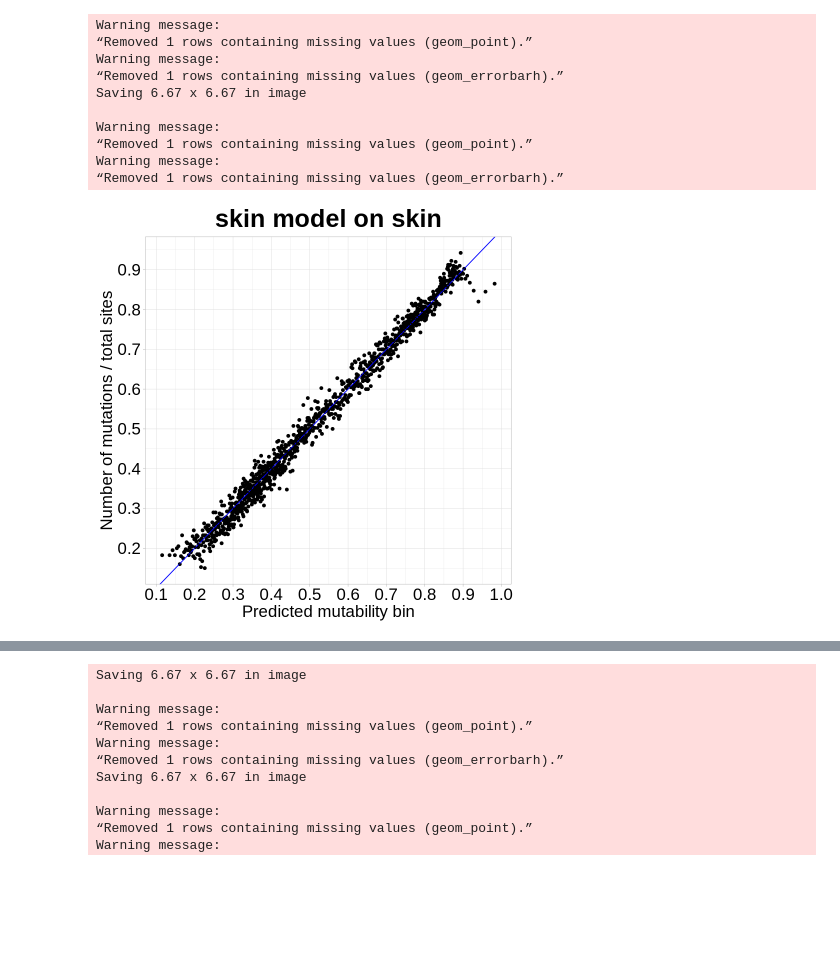
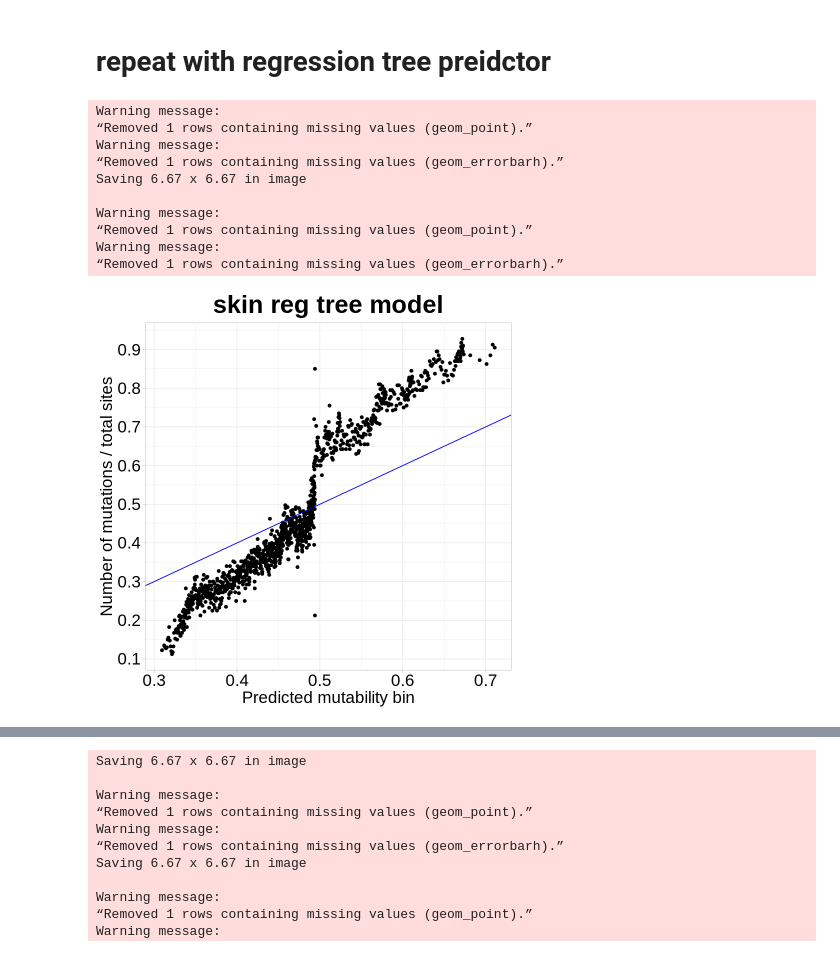
Before and after one commit to MadeleineOman/mutability, a Jupyter notebook: analysis/modules/plotting_scatter/plotting_scatter.ipynb, the cells around one changed output, grey strips where cells are left out. Drawn from its saved outputs; the diff is of its cells as text; code cells hidden in the pictures; blank space fills up the shorter version.

```diff
--- a/analysis/modules/plotting_scatter/plotting_scatter.ipynb
+++ b/analysis/modules/plotting_scatter/plotting_scatter.ipynb
@@ -1,3 +162,5 @@
+# %% [markdown]
+# **repeat with regression tree preidctor**
 # %%
 # args = commandArgs(trailingOnly=TRUE)
 # model_name = args[1]
@@ -5,8 +168,7 @@
 # tissue = args[3]
 # tissue_predOn = args[4]
 tissue  = "skin"
-tissue_predOn = "skin"
-model_name = "model5"
+model_name = "model6"
 bin_size_desiredMin = 400
 tmp_pathToFiles = "../../../" #an arbitrary variable i use to convert b/t the directory of the creator notebook (play mode) and the home directory (snakemake executible)
 
@@ -20,15 +182,15 @@ library(stringr)
 # tissue_predOn = str_remove(tissue_predOn, "on_")
 
 #improting the files
-prob_df_file_path = paste(tmp_pathToFiles,"data/",tissue,"/dataframes/",model_name,"/",tissue,"_on_",tissue_predOn,"_ProbabilityDf.csv",sep="")
+prob_df_file_path = paste(tmp_pathToFiles,"data/",tissue,"/dataframes/",model_name,"/",tissue,"_regTree_ProbabilityDf.csv",sep="")
 probs_df <- read.csv(prob_df_file_path)
-error_output_file = paste(tmp_pathToFiles,"analysis/",tissue,"/plots/",model_name,"/",tissue,"_on_",tissue_predOn,"_createPlot_textOutput.txt",sep="")
+error_output_file = paste(tmp_pathToFiles,"analysis/",tissue,"/plots/",model_name,"/",tissue,"_regTree_createPlot_textOutput.txt",sep="")
 
 #sorting df by proabbility
-probs_df_sorted <- probs_df[order(probs_df$glm_probs, decreasing = FALSE),]
+probs_df_sorted <- probs_df[order(probs_df$regTree_probs, decreasing = FALSE),]
 
 #printing some info about the df
-string_to_print = paste("skin on skin: ",sum(probs_df$mutation_status),"muts,",round(sum(probs_df$mutation_status)/nrow(probs_df),2),"ratio",sep=" ")
+string_to_print = paste(tissue, "model: ",sum(probs_df$mutation_status),"muts,",round(sum(probs_df$mutation_status)/nrow(probs_df),2),"ratio",sep=" ")
 cat(string_to_print,file=error_output_file,sep="\n")
 
 #making the indexing vectors for plotting ~~~~~~~~~~~~~~~~~~~~~~~~~~~~~~~~~~~~~~~~~~~~~~~~~~~~~~~~~~~~~~~~~
@@ -49,12 +211,19 @@ for (i in 1:(nbin-1)){#adjust the finish value so the vector finishes at the nro
 }
 stopifnot(nrow(probs_df_sorted)==tail(vector_indexing,n=1)) #check that the vector finishes at the end of the dataframe
 
+
+
+
+
+
+
+
 #making the plotting df ~~~~~~~~~~~~~~~~~~~~~~~~~~~~~~~~~~~~~~~~~~~~~~~~~~~~~~~~~~~~~~~~~~~~~~~~~~~~~~~~~~~~~~~~~~~
 plotting_df <- NULL
 for (x in vector_indexing){
     x_end = x+bin_size
-    average_predicted_probs = sum(probs_df_sorted$glm_probs[x:x_end])/bin_size
-    predicted_probs_sd = sd(probs_df_sorted$glm_probs[x:x_end])
+    average_predicted_probs = sum(probs_df_sorted$regTree_probs[x:x_end])/bin_size
+    predicted_probs_sd = sd(probs_df_sorted$regTree_probs[x:x_end])
     predicted_probs_sterr = predicted_probs_sd/sqrt(bin_size)
     stderr_lower = average_predicted_probs-predicted_probs_sterr
     stderr_upper = average_predicted_probs+predicted_probs_sterr
@@ -83,40 +252,40 @@ ggplot(plotting_df, aes(x=average_predicted_probs, y=average_proportion_mutation
         )   +
     geom_abline(intercept=0, slope=1, col="blue")+
     geom_errorbarh(plotting_df, mapping=aes(xmin=stderr_lower, xmax =stderr_upper, y = average_proportion_mutations))+
-    ggtitle(paste(tissue,"model on",tissue_predOn,sep=" ")) +
+    ggtitle(paste(tissue,"reg tree model",sep=" ")) +
     theme(plot.title = element_text(size = 30, face = "bold",hjust = 0.5))
-filename = paste(tmp_pathToFiles,"analysis/",tissue,"/plots/",model_name,"/scatter_",tissue,"_on_",tissue_predOn, ".pdf",sep="")
+filename = paste(tmp_pathToFiles,"analysis/",tissue,"/plots/",model_name,"/scatter_",tissue,"_regTree.pdf",sep="")
 ggsave(filename)
 
-#printing some information to file
+# printing some information to file
 string_to_print = paste(round(sum(probs_df$mutation_status)/nrow(probs_df),2),"mutation Ratio",sep=" ")
 cat(string_to_print,file=error_output_file,sep="\n",append=TRUE)
 string_to_print = paste(nrow(probs_df)," totalSites_",sep=" ")
 cat(string_to_print,file=error_output_file,sep="\n",append=TRUE)
 string_to_print = paste(bin_size,"_sizedBinsNoOverlap",sep=" ")
 cat(string_to_print,file=error_output_file,sep="\n",append=TRUE)
 string_to_print = "errorBars = standard error"
 cat(string_to_print,file=error_output_file,sep="\n",append=TRUE)
 
 
 string_to_print = paste("accuracy of model on bins is",1-mean(abs(plotting_df$average_predicted_probs - plotting_df$average_proportion_mutations),na.rm=TRUE),sep=" ")
 cat(string_to_print,file=error_output_file,sep="\n",append=TRUE)
 string_to_print = paste("MAE of the model on the bins is",mean(abs(plotting_df$average_predicted_probs - plotting_df$average_proportion_mutations),na.rm=TRUE),sep=" ")
 cat(string_to_print,file=error_output_file,sep="\n",append=TRUE)
 
 #making the scatter linear model and printing detaisl to file
 fit<-lm(average_proportion_mutations~average_predicted_probs,data=plotting_df)
 string_to_print = paste("r-squared is",summary(fit)$r.squared,sep=" ")
 cat(string_to_print,file=error_output_file,sep="\n",append=TRUE)
 # %% [output]
 Warning message:
 “Removed 1 rows containing missing values (geom_point).”
 Warning message:
 “Removed 1 rows containing missing values (geom_errorbarh).”
 Saving 6.67 x 6.67 in image
 
 Warning message:
 “Removed 1 rows containing missing values (geom_point).”
 Warning message:
 “Removed 1 rows containing missing values (geom_errorbarh).”
-[figure, old version]
+[figure, new version]
```
Also changed, not shown: parts of 4 cells of this notebook, 8 other files.
